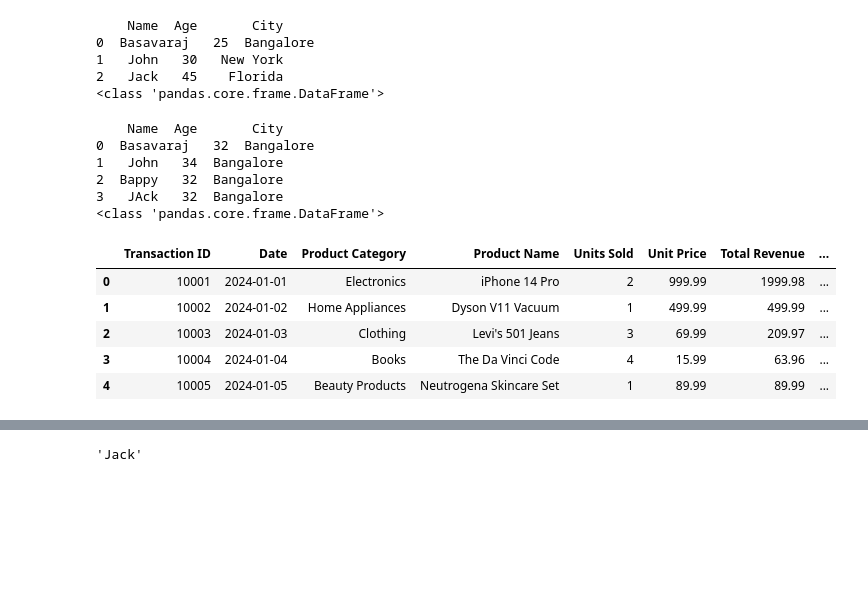
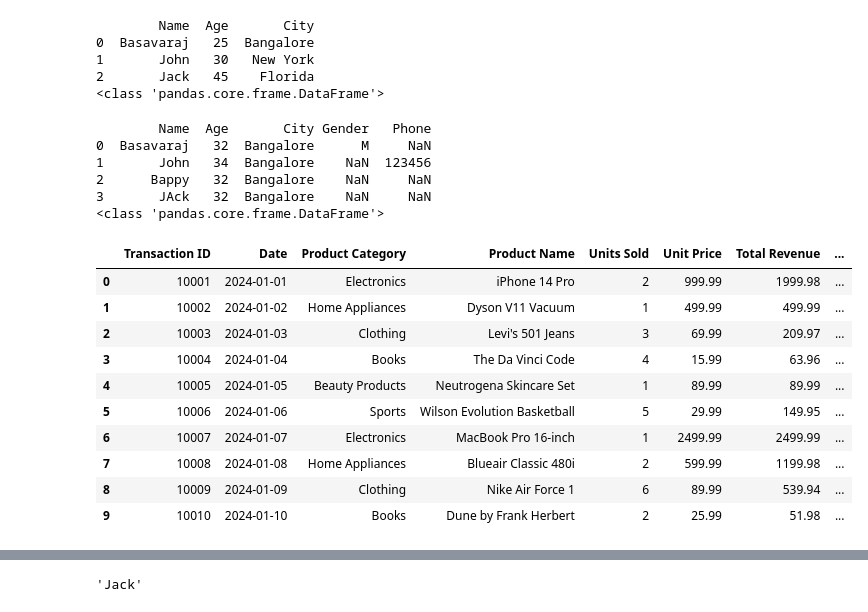
Before and after one commit to bvk1502/Python-Batch1, a Jupyter notebook: python-learning/Data Analysis With Python/2-pandas.ipynb, the cells around one changed output, grey strips where cells are left out. Cells and saved outputs as stored; diff of their text form; code cells hidden in the pictures; blank space fills up the shorter version.

```diff
--- a/python-learning/Data Analysis With Python/2-pandas.ipynb
+++ b/python-learning/Data Analysis With Python/2-pandas.ipynb
@@ -55,8 +118,8 @@ print(type(df))
 ## Create a Data frame From a List of Dictionaries
 
 data=[
-    {'Name':'Basavaraj','Age':32,'City':'Bangalore'},
-    {'Name':'John','Age':34,'City':'Bangalore'},
+    {'Name':'Basavaraj','Age':32,'City':'Bangalore', 'Gender' :"M"},
+    {'Name':'John','Age':34,'City':'Bangalore', 'Phone' :"123456"},
     {'Name':'Bappy','Age':32,'City':'Bangalore'},
     {'Name':'JAck','Age':32,'City':'Bangalore'}
 
@@ -65,22 +128,29 @@ df=pd.DataFrame(data)
 print(df)
 print(type(df))
 # %% [output]
-    Name  Age       City
-0  Basavaraj   32  Bangalore
-1   John   34  Bangalore
-2  Bappy   32  Bangalore
-3   JAck   32  Bangalore
+        Name  Age       City Gender   Phone
+0  Basavaraj   32  Bangalore      M     NaN
+1       John   34  Bangalore    NaN  123456
+2      Bappy   32  Bangalore    NaN     NaN
+3       JAck   32  Bangalore    NaN     NaN
 <class 'pandas.core.frame.DataFrame'>
-# %%
-df=pd.read_csv('sales_data.csv')
-df.head(5)
-# %% [output]
-|  | Transaction ID | Date | Product Category | Product Name | Units Sold | Unit Price | Total Revenue | ... |
-| 0 | 10001 | 2024-01-01 | Electronics | iPhone 14 Pro | 2 | 999.99 | 1999.98 | ... |
-| 1 | 10002 | 2024-01-02 | Home Appliances | Dyson V11 Vacuum | 1 | 499.99 | 499.99 | ... |
-| 2 | 10003 | 2024-01-03 | Clothing | Levi's 501 Jeans | 3 | 69.99 | 209.97 | ... |
-| 3 | 10004 | 2024-01-04 | Books | The Da Vinci Code | 4 | 15.99 | 63.96 | ... |
-| 4 | 10005 | 2024-01-05 | Beauty Products | Neutrogena Skincare Set | 1 | 89.99 | 89.99 | ... |
+# %%
+#loading data of csv or excel
+#Table : select * from sales_data (alias)
+df=pd.read_csv('sales_data.csv')
+df.head(10)
+# %% [output]
+|  | Transaction ID | Date | Product Category | Product Name | Units Sold | Unit Price | Total Revenue | ... |
+| 0 | 10001 | 2024-01-01 | Electronics | iPhone 14 Pro | 2 | 999.99 | 1999.98 | ... |
+| 1 | 10002 | 2024-01-02 | Home Appliances | Dyson V11 Vacuum | 1 | 499.99 | 499.99 | ... |
+| 2 | 10003 | 2024-01-03 | Clothing | Levi's 501 Jeans | 3 | 69.99 | 209.97 | ... |
+| 3 | 10004 | 2024-01-04 | Books | The Da Vinci Code | 4 | 15.99 | 63.96 | ... |
+| 4 | 10005 | 2024-01-05 | Beauty Products | Neutrogena Skincare Set | 1 | 89.99 | 89.99 | ... |
+| 5 | 10006 | 2024-01-06 | Sports | Wilson Evolution Basketball | 5 | 29.99 | 149.95 | ... |
+| 6 | 10007 | 2024-01-07 | Electronics | MacBook Pro 16-inch | 1 | 2499.99 | 2499.99 | ... |
+| 7 | 10008 | 2024-01-08 | Home Appliances | Blueair Classic 480i | 2 | 599.99 | 1199.98 | ... |
+| 8 | 10009 | 2024-01-09 | Clothing | Nike Air Force 1 | 6 | 89.99 | 539.94 | ... |
+| 9 | 10010 | 2024-01-10 | Books | Dune by Frank Herbert | 2 | 25.99 | 51.98 | ... |
 # %%
 df.tail(5)
 # %% [output]
```
Also changed, not shown: parts of 22 cells of this notebook, 5 other files.
